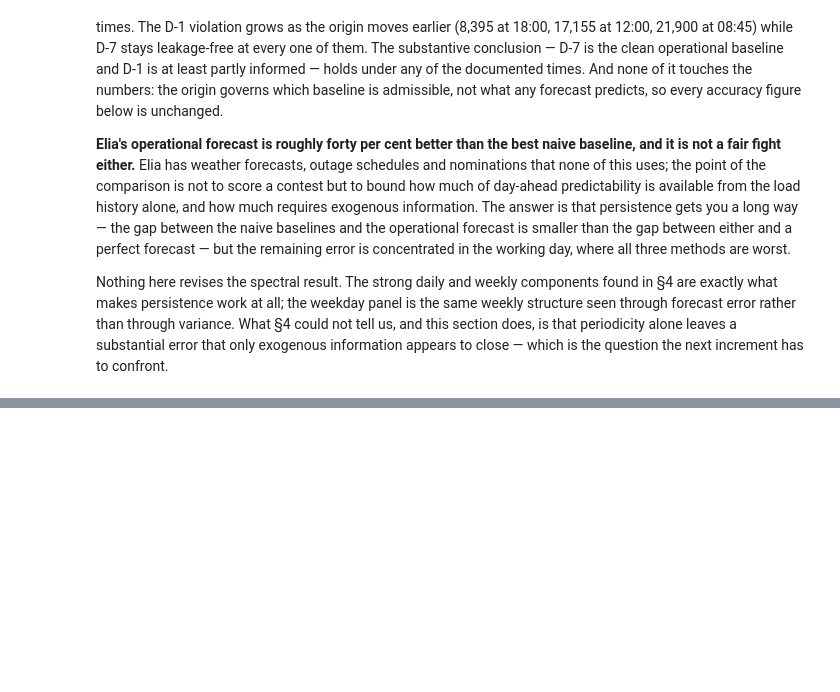
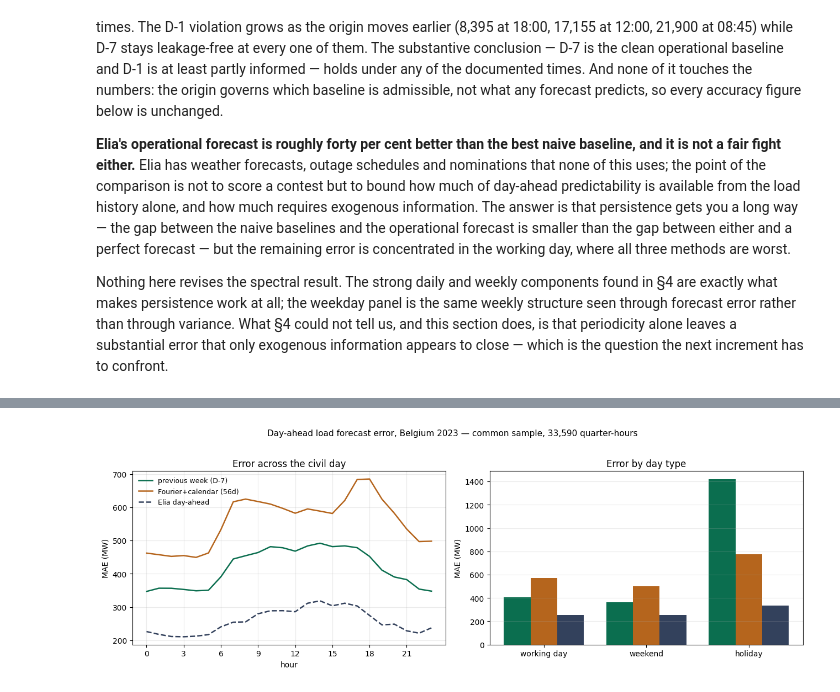
Before and after one commit to evrelegh/ElectricityLoadForecasting, a Jupyter notebook: notebooks/probabilistic_forecasting.ipynb, the cells around one changed output, grey strips where cells are left out. Cells and saved outputs as stored; diff of their text form; code cells hidden in the pictures; blank space fills up the shorter version.

Commit message:
Add Fourier model evaluation and error decomposition

```diff
--- a/notebooks/probabilistic_forecasting.ipynb
+++ b/notebooks/probabilistic_forecasting.ipynb
@@ -866,0 +1022,33 @@ close — which is the question the next increment has to confront.
+# %%
+# ══════════════════════════════════════════════════════════════════════════
+# CELL 16 · §6 · Figure — what the harmonic model buys, and where      v1.0.0
+# provides ▸ —   ·   requires ▸ by6_hour · by6_daytype · plt
+# ══════════════════════════════════════════════════════════════════════════
+SHOW = ["previous week (D-7)", "Fourier+calendar (56d)", "Elia day-ahead"]
+COLOUR = {"previous week (D-7)": "#0b6e4f", "Fourier+calendar (56d)": "#b5651d",
+          "Elia day-ahead": "#33415c"}
+
+fig, axes = plt.subplots(1, 2, figsize=(13, 4.4))
+
+for lab in SHOW:
+    axes[0].plot(by6_hour.index, by6_hour[lab], color=COLOUR[lab], lw=1.8,
+                 ls="--" if lab == "Elia day-ahead" else "-", label=lab)
+axes[0].set(title="Error across the civil day", xlabel="hour", ylabel="MAE (MW)")
+axes[0].set_xticks(range(0, 24, 3)); axes[0].legend(frameon=False, fontsize=9)
+axes[0].grid(alpha=.25)
+
+order = ["working day", "weekend", "holiday"]
+x = np.arange(len(order)); w = 0.26
+for i, lab in enumerate(SHOW):
+    axes[1].bar(x + (i - 1) * w, by6_daytype.loc[order, lab], w,
+                color=COLOUR[lab], label=lab)
+axes[1].set(title="Error by day type", ylabel="MAE (MW)")
+axes[1].set_xticks(x, order); axes[1].grid(alpha=.25, axis="y")
+
+fig.suptitle("Day-ahead load forecast error, Belgium 2023 — common sample, "
+             f"{len(COMMON6):,} quarter-hours", y=1.02, fontsize=11)
+plt.tight_layout()
+plt.savefig("../figures/fourier_error.png", dpi=200, bbox_inches="tight")
+plt.show()
+# %% [output]
+[figure, added]
```
Also changed, not shown: parts of 5 cells of this notebook, 1 other file.
